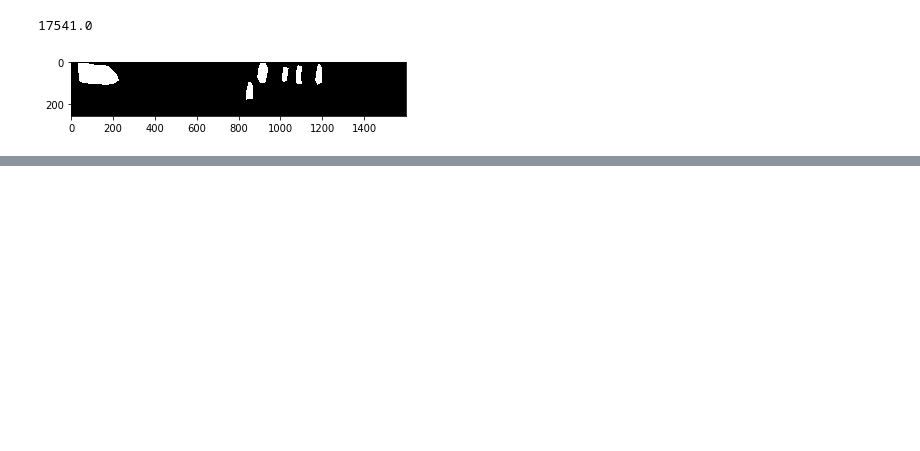
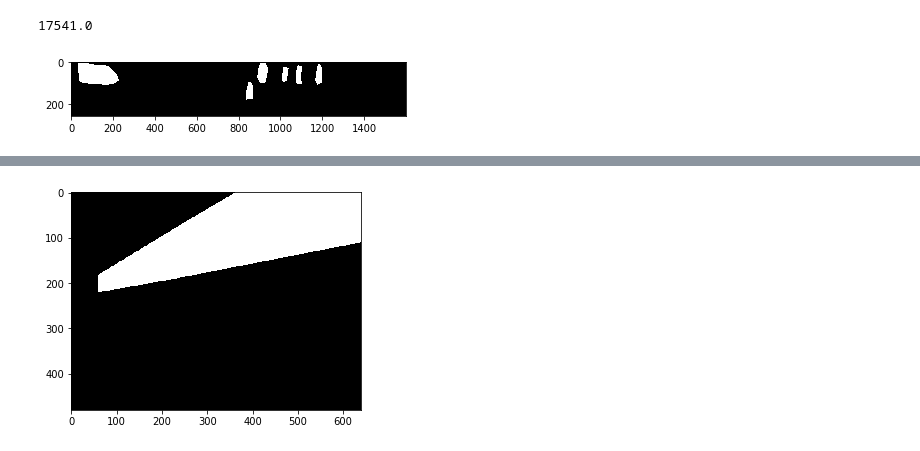
Before and after one commit to liyu10000/PPG, a Jupyter notebook: python/check_label.ipynb, the cells around one changed output, grey strips where cells are left out. Cells and saved outputs as stored; diff of their text form; code cells hidden in the pictures; blank space fills up the shorter version.

```diff
--- a/python/check_label.ipynb
+++ b/python/check_label.ipynb
@@ -92,0 +130,5 @@ plt.show()
+# %%
+plt.imshow(mask[:, :, 3], "gray")
+plt.show()
+# %% [output]
+[figure, added]
```
Also changed, not shown: parts of 5 cells of this notebook, 2 other files.
